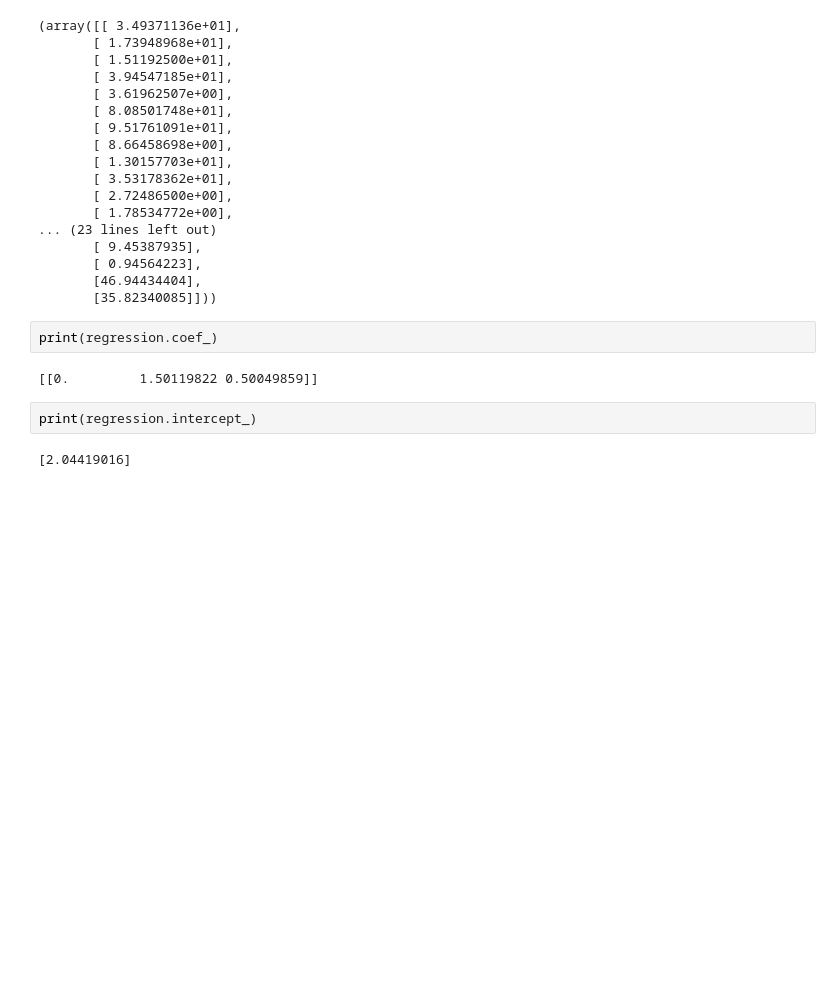
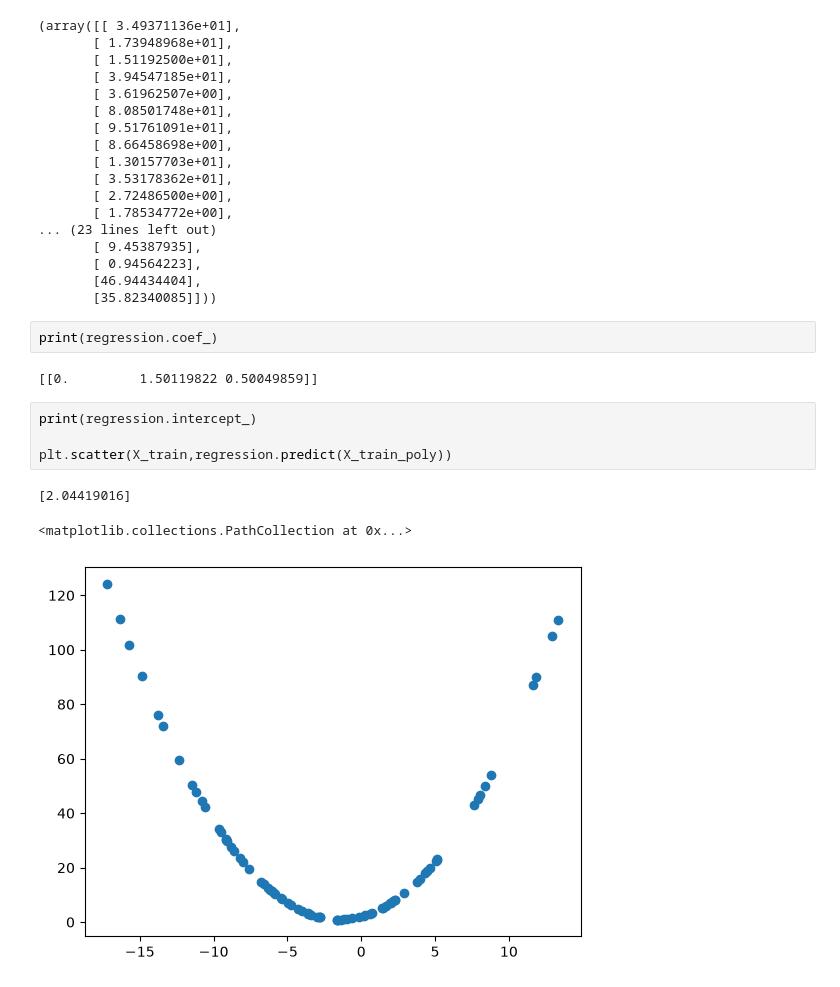
Before and after one commit to nanjundachitra100-del/python-programming_udemy, a Jupyter notebook: ML/polynomial_Regression.ipynb, the cells around one changed output. Drawn from its saved outputs; the diff is of its cells as text; blank space fills up the shorter version.

Commit message:
polynomial Regression

```diff
--- a/ML/polynomial_Regression.ipynb
+++ b/ML/polynomial_Regression.ipynb
@@ -60,5 +60,9 @@ print(regression.coef_)
 [[0.         1.50119822 0.50049859]]
 # %%
 print(regression.intercept_)
+
+plt.scatter(X_train,regression.predict(X_train_poly))
 # %% [output]
 [2.04419016]
+<matplotlib.collections.PathCollection at 0x...>
+[figure, added]
```
